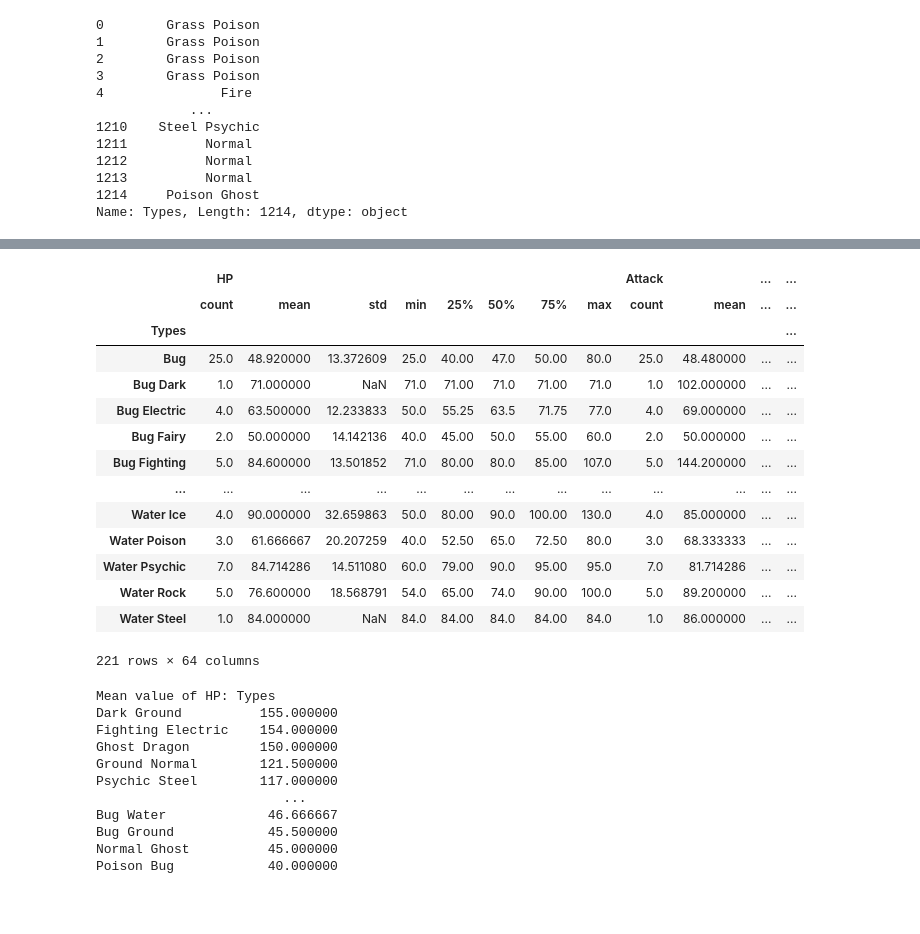
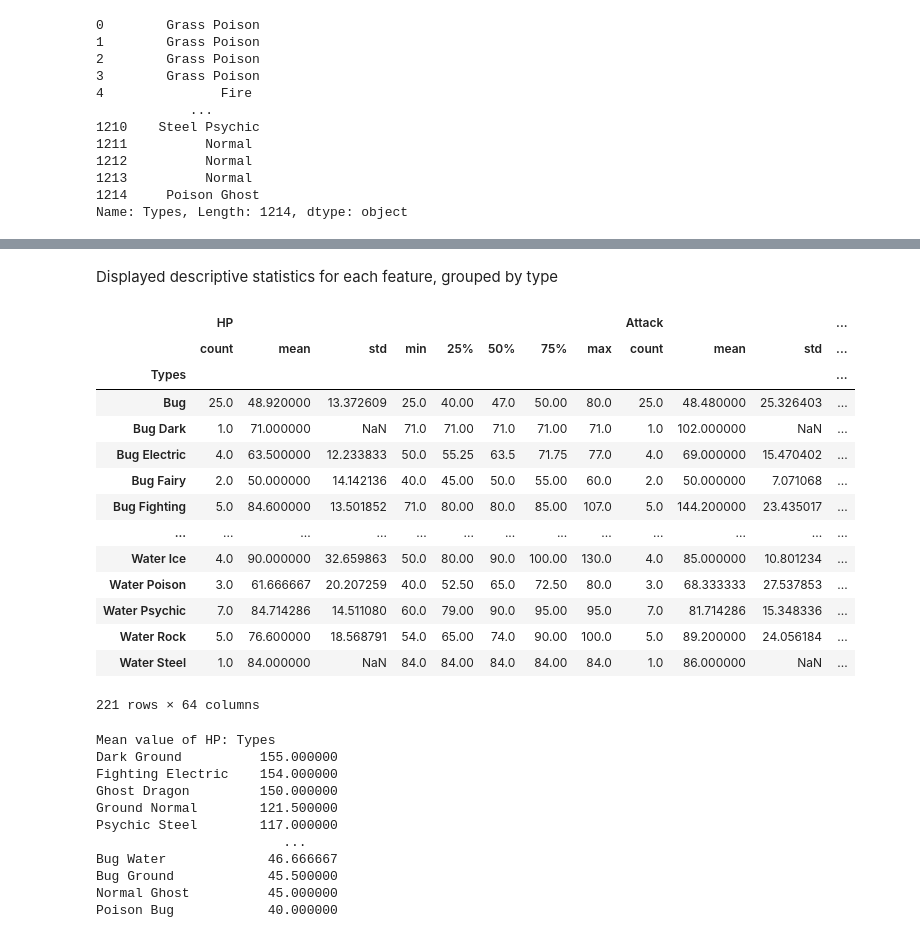
Before and after one commit to MayaLee393/Pokemon_ML, a Jupyter notebook: pokemon.ipynb, the cells around one changed output, grey strips where cells are left out. Drawn from its saved outputs; the diff is of its cells as text; code cells hidden in the pictures; blank space fills up the shorter version.

```diff
--- a/pokemon.ipynb
+++ b/pokemon.ipynb
@@ -82,7 +82,7 @@ The dataset used for this project is **`pokedex.csv`**, which contains data on v
 # Pokemon
 # %%
 # data = pd.read_csv(r"C:\Users\kevin barcenas\Documents\GitHub\Pokemon_ML\pokedex.csv", skipinitialspace=True)
-data = pd.read_csv(r"C:\Users\kevin barcenas\Documents\GitHub\Pokemon_ML\pokedex.csv", skipinitialspace=True)
+data = pd.read_csv(r"pokedex.csv", skipinitialspace=True)
 display(data.head())
 # %% [output]
 |  | Image | Index | Name | Type 1 | Type 2 | Total | HP | Attack | Defense | SP. Atk. | SP. Def | ... |
@@ -396,7 +396,8 @@ df.to_csv("pokemon_csv_with_heightweight.csv", index=False)
 # %%
 
 # Read the pre-saved height and weight data
-height_weight_data = pd.read_csv(r"C:\Users\kevin barcenas\Documents\GitHub\Pokemon_ML\height_weight.csv",encoding="latin1")
+# height_weight_data = pd.read_csv(r"C:\Users\kevin barcenas\Documents\GitHub\Pokemon_ML\height_weight.csv",encoding="latin1")
+height_weight_data = pd.read_csv(r"height_weight.csv",encoding="latin1")
 
 # Extract only the height and weight columns
 ht_wt = height_weight_data.iloc[:, -2:]
@@ -485,23 +489,27 @@ plt.show()
 [figure]
+# %% [markdown]
+Displayed descriptive statistics for each feature, grouped by type
 # %%
 #Printing the data of types statistics
 types_data =  data.groupby('Types')
-types_data.describe()
+pd.set_option('display.max_columns', None)
+display(types_data.describe())
+pd.reset_option('display.max_columns')
 # %% [output]
-|  | HP |  |  |  |  |  |  |  | Attack |  | ... | ... |
-|  | count | mean | std | min | 25% | 50% | 75% | max | count | mean | ... | ... |
+|  | HP |  |  |  |  |  |  |  | Attack |  |  | ... |
+|  | count | mean | std | min | 25% | 50% | 75% | max | count | mean | std | ... |
 | Types |  |  |  |  |  |  |  |  |  |  |  | ... |
-| Bug | 25.0 | 48.920000 | 13.372609 | 25.0 | 40.00 | 47.0 | 50.00 | 80.0 | 25.0 | 48.480000 | ... | ... |
-| Bug Dark | 1.0 | 71.000000 | NaN | 71.0 | 71.00 | 71.0 | 71.00 | 71.0 | 1.0 | 102.000000 | ... | ... |
-| Bug Electric | 4.0 | 63.500000 | 12.233833 | 50.0 | 55.25 | 63.5 | 71.75 | 77.0 | 4.0 | 69.000000 | ... | ... |
-| Bug Fairy | 2.0 | 50.000000 | 14.142136 | 40.0 | 45.00 | 50.0 | 55.00 | 60.0 | 2.0 | 50.000000 | ... | ... |
-| Bug Fighting | 5.0 | 84.600000 | 13.501852 | 71.0 | 80.00 | 80.0 | 85.00 | 107.0 | 5.0 | 144.200000 | ... | ... |
+| Bug | 25.0 | 48.920000 | 13.372609 | 25.0 | 40.00 | 47.0 | 50.00 | 80.0 | 25.0 | 48.480000 | 25.326403 | ... |
+| Bug Dark | 1.0 | 71.000000 | NaN | 71.0 | 71.00 | 71.0 | 71.00 | 71.0 | 1.0 | 102.000000 | NaN | ... |
+| Bug Electric | 4.0 | 63.500000 | 12.233833 | 50.0 | 55.25 | 63.5 | 71.75 | 77.0 | 4.0 | 69.000000 | 15.470402 | ... |
+| Bug Fairy | 2.0 | 50.000000 | 14.142136 | 40.0 | 45.00 | 50.0 | 55.00 | 60.0 | 2.0 | 50.000000 | 7.071068 | ... |
+| Bug Fighting | 5.0 | 84.600000 | 13.501852 | 71.0 | 80.00 | 80.0 | 85.00 | 107.0 | 5.0 | 144.200000 | 23.435017 | ... |
 | ... | ... | ... | ... | ... | ... | ... | ... | ... | ... | ... | ... | ... |
-| Water Ice | 4.0 | 90.000000 | 32.659863 | 50.0 | 80.00 | 90.0 | 100.00 | 130.0 | 4.0 | 85.000000 | ... | ... |
-| Water Poison | 3.0 | 61.666667 | 20.207259 | 40.0 | 52.50 | 65.0 | 72.50 | 80.0 | 3.0 | 68.333333 | ... | ... |
-| Water Psychic | 7.0 | 84.714286 | 14.511080 | 60.0 | 79.00 | 90.0 | 95.00 | 95.0 | 7.0 | 81.714286 | ... | ... |
-| Water Rock | 5.0 | 76.600000 | 18.568791 | 54.0 | 65.00 | 74.0 | 90.00 | 100.0 | 5.0 | 89.200000 | ... | ... |
-| Water Steel | 1.0 | 84.000000 | NaN | 84.0 | 84.00 | 84.0 | 84.00 | 84.0 | 1.0 | 86.000000 | ... | ... |
+| Water Ice | 4.0 | 90.000000 | 32.659863 | 50.0 | 80.00 | 90.0 | 100.00 | 130.0 | 4.0 | 85.000000 | 10.801234 | ... |
+| Water Poison | 3.0 | 61.666667 | 20.207259 | 40.0 | 52.50 | 65.0 | 72.50 | 80.0 | 3.0 | 68.333333 | 27.537853 | ... |
+| Water Psychic | 7.0 | 84.714286 | 14.511080 | 60.0 | 79.00 | 90.0 | 95.00 | 95.0 | 7.0 | 81.714286 | 15.348336 | ... |
+| Water Rock | 5.0 | 76.600000 | 18.568791 | 54.0 | 65.00 | 74.0 | 90.00 | 100.0 | 5.0 | 89.200000 | 24.056184 | ... |
+| Water Steel | 1.0 | 84.000000 | NaN | 84.0 | 84.00 | 84.0 | 84.00 | 84.0 | 1.0 | 86.000000 | NaN | ... |
 221 rows × 64 columns
 # %%
 
```
Also changed, not shown: parts of 31 cells of this notebook.
